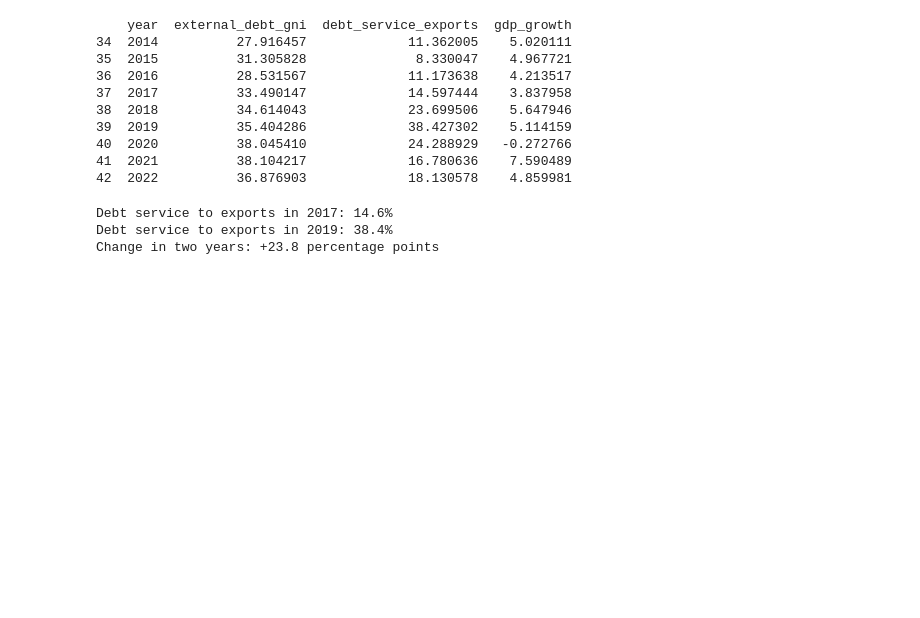
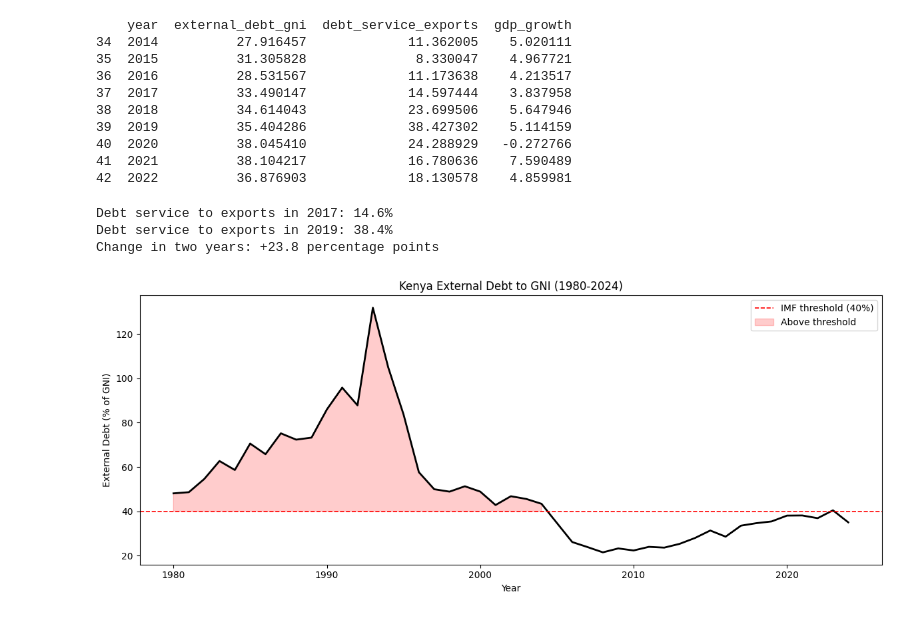
Before and after one commit to Loreenatenge/kenya-debt-crisis-analysis, a Jupyter notebook: notebooks/kenya-debt-analysis.ipynb, the cells around one changed output. Cells and saved outputs as stored; diff of their text form; code cells hidden in the pictures; blank space fills up the shorter version.

Commit message:
visualizations for the debt sustainability analysis

```diff
--- a/notebooks/kenya-debt-analysis.ipynb
+++ b/notebooks/kenya-debt-analysis.ipynb
@@ -104,3 +104,22 @@ print(f"Change in two years: +{change_2017_2019:.1f} percentage points")
 Debt service to exports in 2017: 14.6%
 Debt service to exports in 2019: 38.4%
 Change in two years: +23.8 percentage points
+# %%
+fig, ax = plt.subplots(figsize=(12, 5))
+
+ax.plot(df["year"], df["external_debt_gni"], color="black", linewidth=2)
+
+ax.axhline(y=40, color="red", linestyle="--", linewidth=1.2, label="IMF threshold (40%)")
+
+ax.fill_between(df["year"], df["external_debt_gni"], 40,
+                where=(df["external_debt_gni"] > 40),
+                alpha=0.2, color="red", label="Above threshold")
+
+ax.set_title("Kenya External Debt to GNI (1980-2024)")
+ax.set_xlabel("Year")
+ax.set_ylabel("External Debt (% of GNI)")
+ax.legend()
+plt.tight_layout()
+plt.show()
+# %% [output]
+[figure, added]
```
Also changed, not shown: parts of 3 cells of this notebook.
